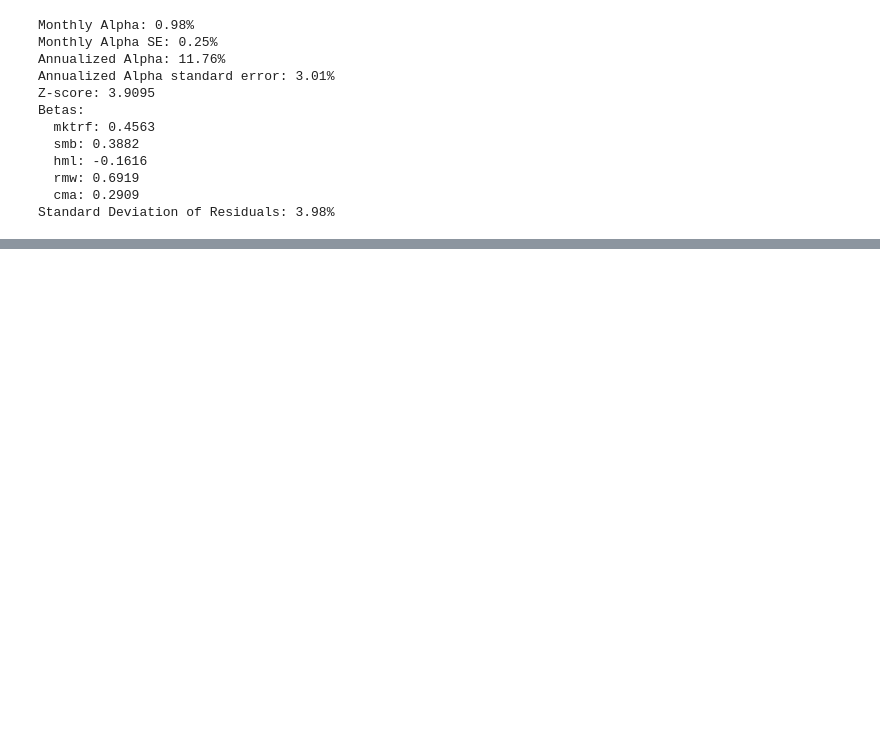
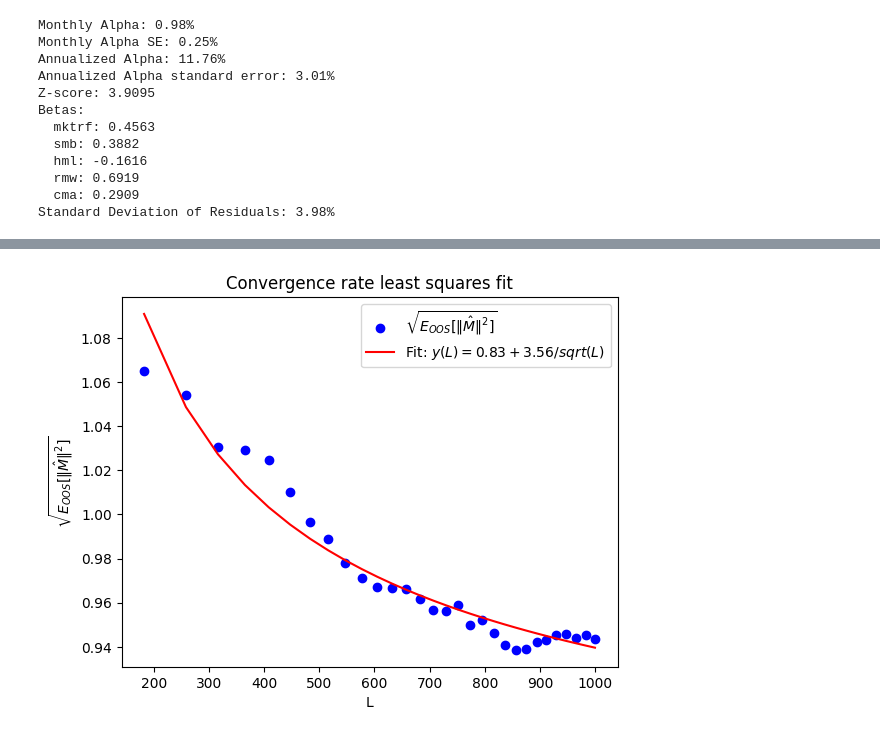
Before and after one commit to matiasdata/RandomFeatures, a Jupyter notebook: random_features.ipynb, the cells around one changed output, grey strips where cells are left out. Saved outputs shown, nothing was run; the diff lists cells and outputs as text; code cells hidden in the pictures; blank space fills up the shorter version.

```diff
--- a/random_features.ipynb
+++ b/random_features.ipynb
@@ -1147,0 +1286,6 @@ Standard Deviation of Residuals: 3.98%
+# %%
+# define rolling window sizes and respective number of features.
+Ts = 12 * np.arange(1,31)
+print(Ts)
+Ls= np.floor(1000/np.sqrt(360)*np.sqrt(Ts)).astype(int)
+print(Ls)
@@ -1147,0 +1298,2 @@ Standard Deviation of Residuals: 3.98%
+# %%
+SR_OOS_all, Norm_all = convergence_SDF(F, W, dates_list, rolling_window_size, Ts, Ls, activation, normalize, gammas, xi)
@@ -1147,0 +1318,42 @@ Standard Deviation of Residuals: 3.98%
+# %%
+gamma_id = np.argmax(SR_rolling)
+
+Norms = np.sqrt(Norm_all[:, gamma_id])
+# %%
+# Define the model function
+def model(L, C1, C2):
+    return C1 + C2 / np.sqrt(L)
+
+# Define the objective function (sum of squared residuals)
+def objective(params, Ls, Norms):
+    C1, C2 = params
+    return np.sum((Norms - model(Ls, C1, C2))**2)
+
+# Initial guess for C1 and C2
+initial_guess = [1, 1]
+
+# Perform the minimization
+result = minimize(objective, initial_guess, args=(Ls, Norms))
+
+# Extract the optimized parameters
+C1_opt, C2_opt = result.x
+
+# Generate y values using the fitted model
+fitted_values = model(Ls, C1_opt, C2_opt)
+
+# Plot the original data
+plt.scatter(Ls, Norms, label='$\sqrt{E_{OOS}[\|\hat{M}\|^2]}$', color='blue')
+
+# Plot the fitted curve
+plt.plot(Ls, fitted_values, label=f'Fit: $y(L) = {C1_opt:.2f} + {C2_opt:.2f}/sqrt(L)$', color='red')
+
+# Add labels and title
+plt.xlabel('L')
+plt.ylabel('$\sqrt{E_{OOS}[\|\hat{M}\|^2]}$')
+plt.title('Convergence rate least squares fit')
+plt.legend()
+
+# Show the plot
+plt.show()
+# %% [output]
+[figure, added]
```
Also changed, not shown: parts of 9 cells of this notebook.
